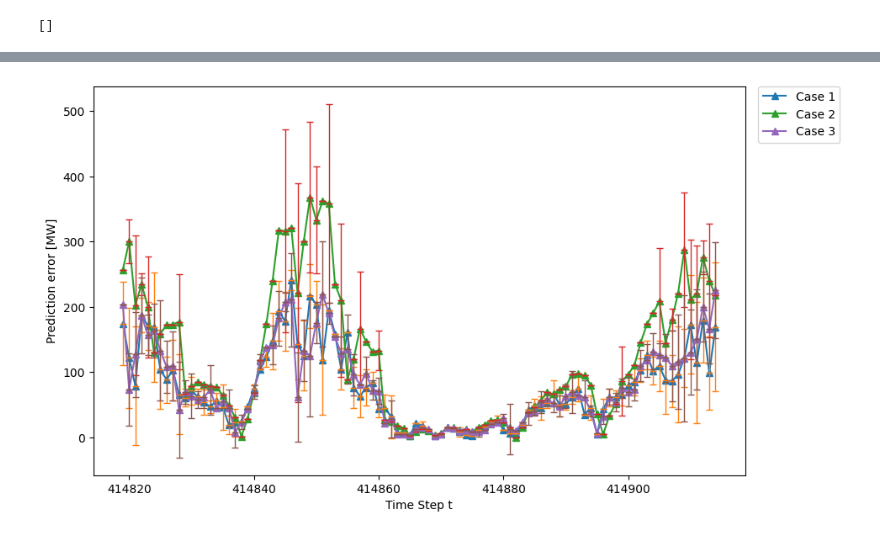
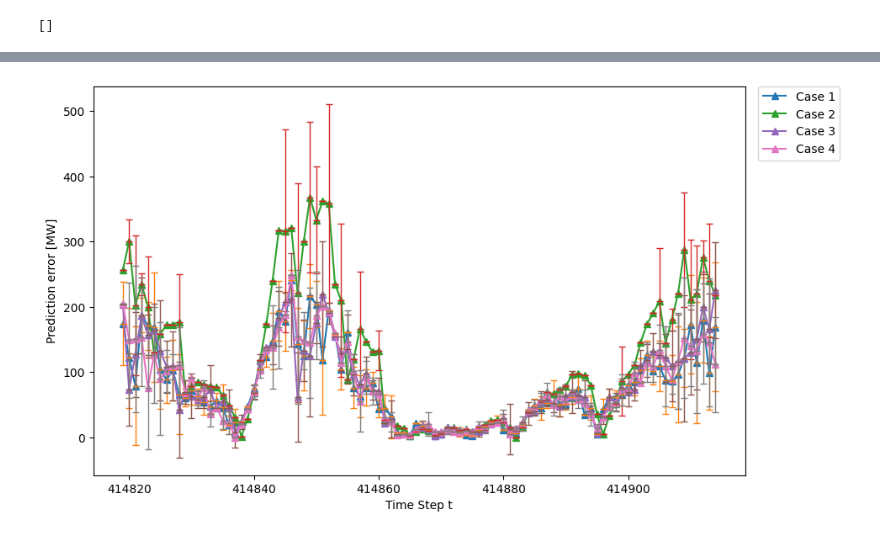
Before and after one commit to tyokyo320/time-series, a Jupyter notebook: utils/predict.ipynb, the cells around one changed output, grey strips where cells are left out. Cells and saved outputs as stored; diff of their text form; code cells hidden in the pictures.

Commit message:
✨ feat: add load_list plot

```diff
--- a/utils/predict.ipynb
+++ b/utils/predict.ipynb
@@ -631,5 +563,5 @@ plot_cell_synapases_history(tenpercent_cell_cell_synapases_history_values)
 # %% [markdown]
 ## Case 4: first year as min and max
 # %%
-# df_firstyear = load_csv_data(config.firstyear_predict_results_path)
-# df_firstyear.head()
+df_firstyear = load_csv_data(config.firstyear_predict_results_path)
+df_firstyear.head()
@@ -635,0 +617,4 @@ plot_cell_synapases_history(tenpercent_cell_cell_synapases_history_values)
+# %%
+# abs(outputdata[n][a] - inputdata[a+1])
+firstyear_error_abs_value = df_firstyear[predicted_column][config.error_abs_start:config.error_abs_end+1]
+firstyear_error_abs_value
@@ -642,7 +667,8 @@ error_abs_value_list
 # %%
 error_abs_value_list.append(error_abs_value)
 error_abs_value_list.append(inf_error_abs_value)
 error_abs_value_list.append(tenpercent_error_abs_value)
-plot_prediction_absolute_error_list_by_mean_std(error_abs_value_list, sampling_interval=1)
+error_abs_value_list.append(firstyear_error_abs_value)
+plot_prediction_absolute_error_list_by_mean_std(error_abs_value_list, sampling_interval=config.sampling_interval)
 # %% [output]
-[figure, old version]
+[figure, new version]
```
Also changed, not shown: parts of 35 cells of this notebook, 1 other file.
